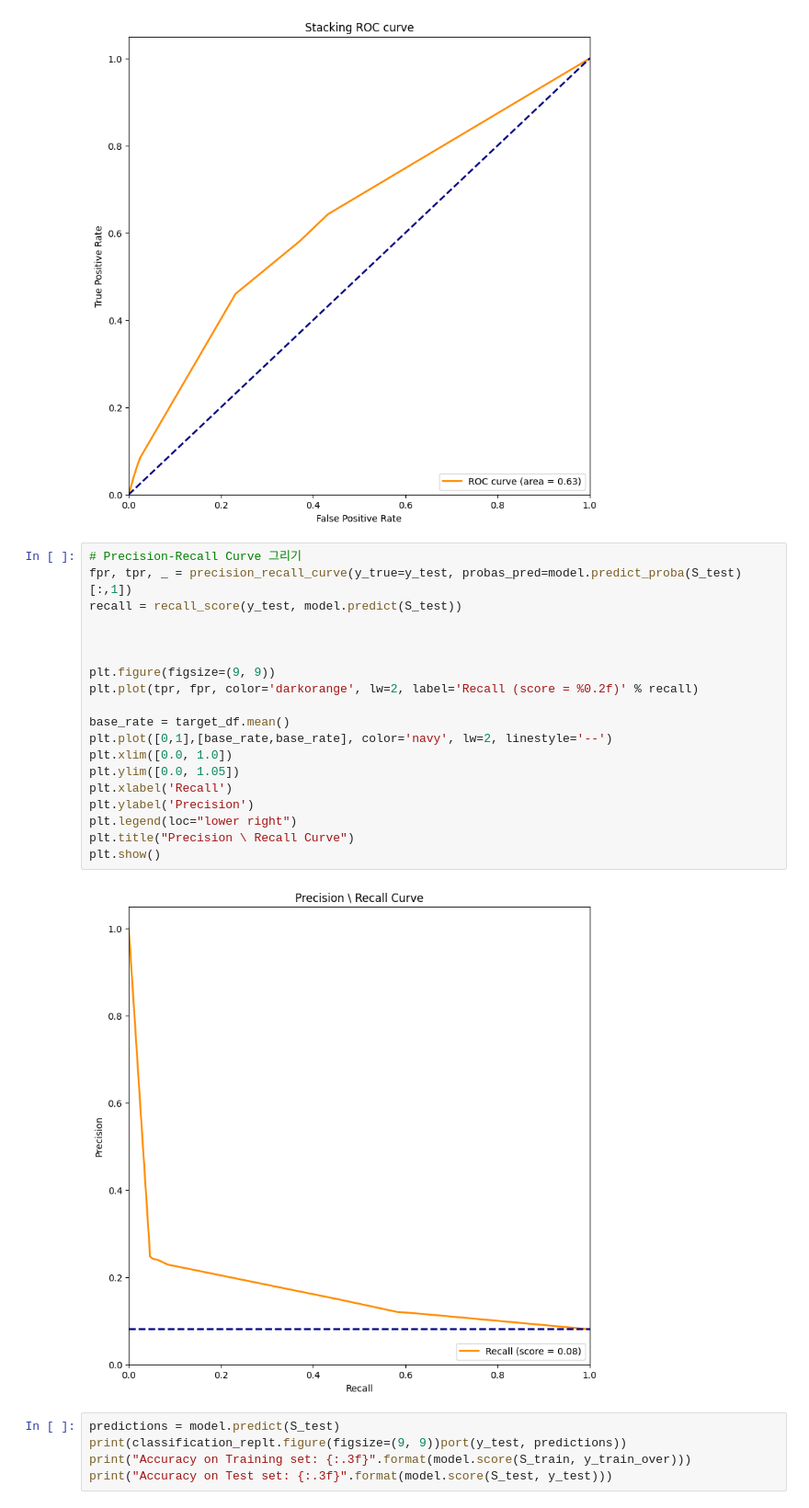
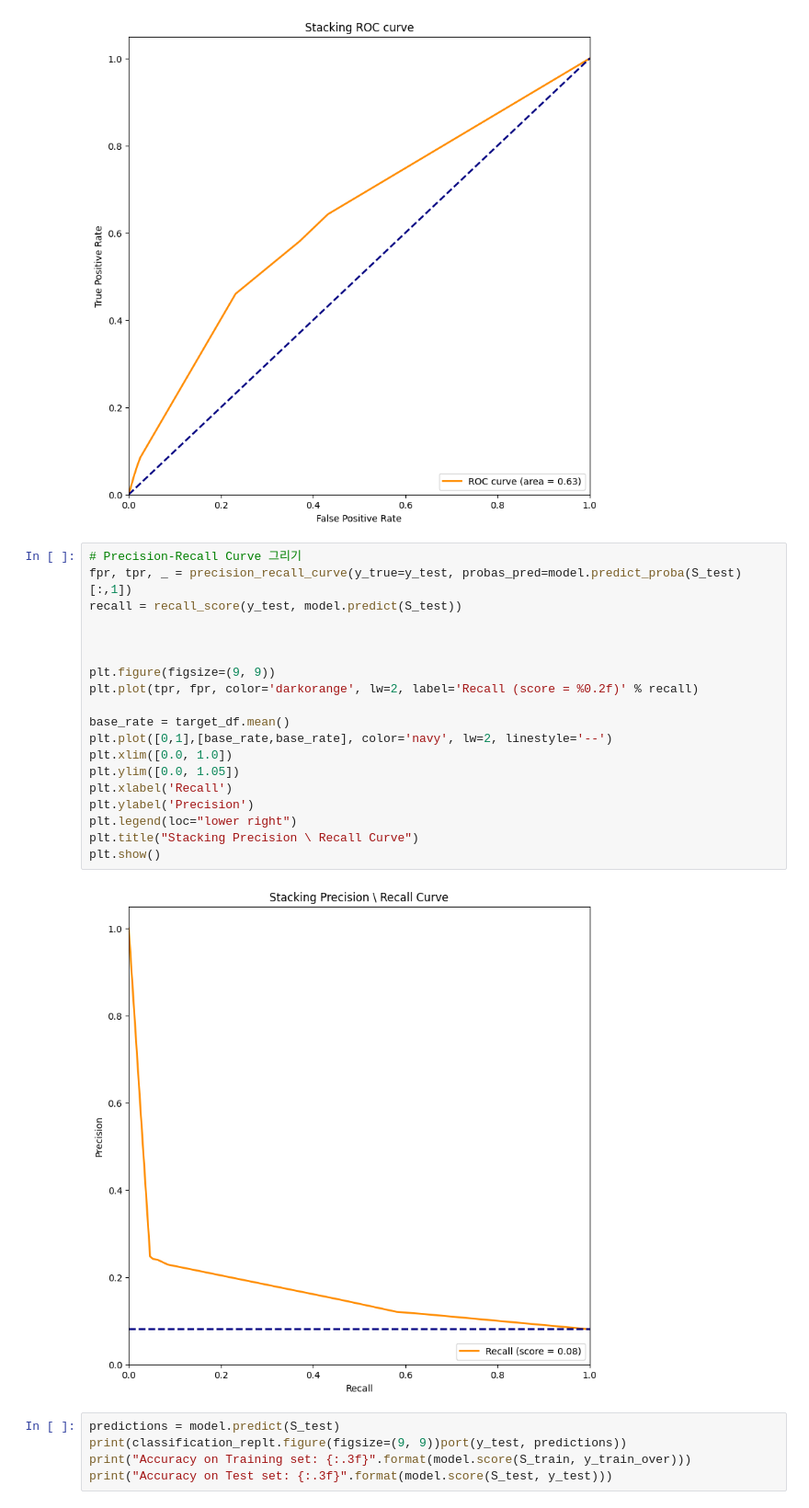
Before and after one commit to kimhyunso/semi_project, a Jupyter notebook: CodeMain.ipynb, the cells around one changed output. Shown at 92% size. Saved outputs shown, nothing was run; the diff lists cells and outputs as text.

```diff
--- a/CodeMain.ipynb
+++ b/CodeMain.ipynb
@@ -298,27 +298,27 @@ plt.title("Stacking ROC curve")
 plt.show()
 # %% [output]
 [figure]
-# %%
-# Precision-Recall Curve 그리기
-fpr, tpr, _ = precision_recall_curve(y_true=y_test, probas_pred=model.predict_proba(S_test)[:,1])
-recall = recall_score(y_test, model.predict(S_test))
-
-
-
-plt.figure(figsize=(9, 9))
-plt.plot(tpr, fpr, color='darkorange', lw=2, label='Recall (score = %0.2f)' % recall)
-
-base_rate = target_df.mean()
-plt.plot([0,1],[base_rate,base_rate], color='navy', lw=2, linestyle='--')
-plt.xlim([0.0, 1.0])
-plt.ylim([0.0, 1.05])
-plt.xlabel('Recall')
-plt.ylabel('Precision')
-plt.legend(loc="lower right")
-plt.title("Precision \ Recall Curve")
-plt.show()
-# %% [output]
-[figure, removed]
+# %%
+# Precision-Recall Curve 그리기
+fpr, tpr, _ = precision_recall_curve(y_true=y_test, probas_pred=model.predict_proba(S_test)[:,1])
+recall = recall_score(y_test, model.predict(S_test))
+
+
+
+plt.figure(figsize=(9, 9))
+plt.plot(tpr, fpr, color='darkorange', lw=2, label='Recall (score = %0.2f)' % recall)
+
+base_rate = target_df.mean()
+plt.plot([0,1],[base_rate,base_rate], color='navy', lw=2, linestyle='--')
+plt.xlim([0.0, 1.0])
+plt.ylim([0.0, 1.05])
+plt.xlabel('Recall')
+plt.ylabel('Precision')
+plt.legend(loc="lower right")
+plt.title("Stacking Precision \ Recall Curve")
+plt.show()
+# %% [output]
+[figure, added]
 # %%
 predictions = model.predict(S_test)
 print(classification_replt.figure(figsize=(9, 9))port(y_test, predictions))
```
Also changed, not shown: parts of 34 cells of this notebook.
